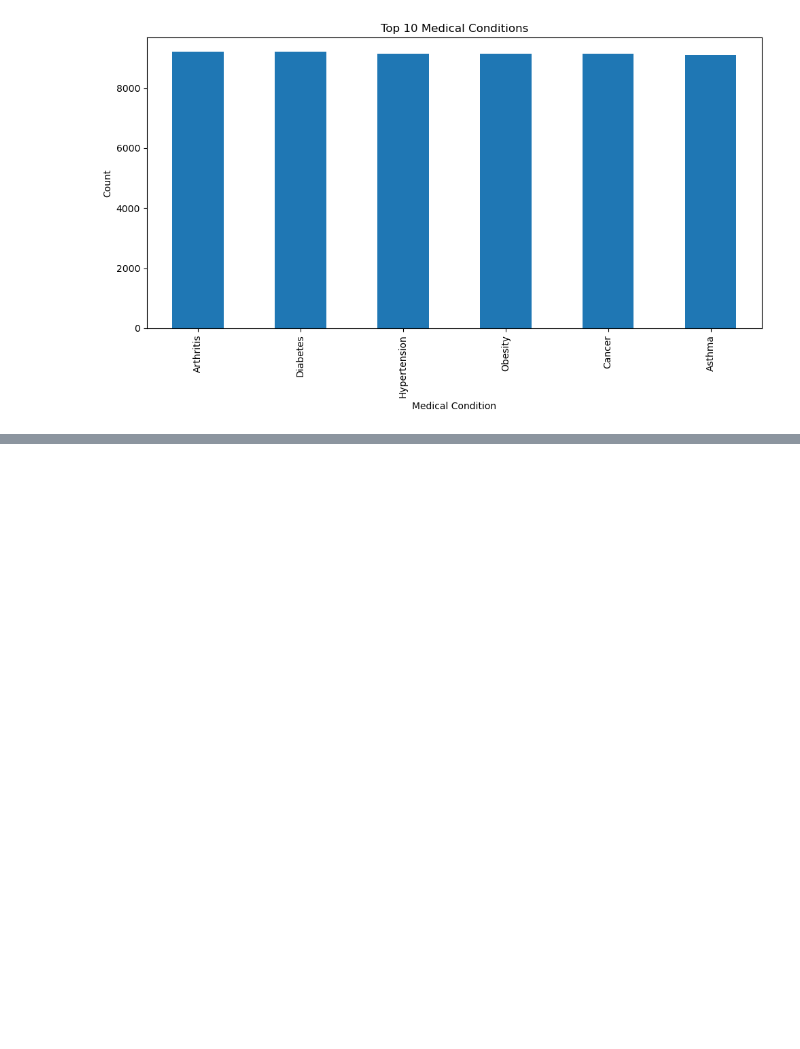
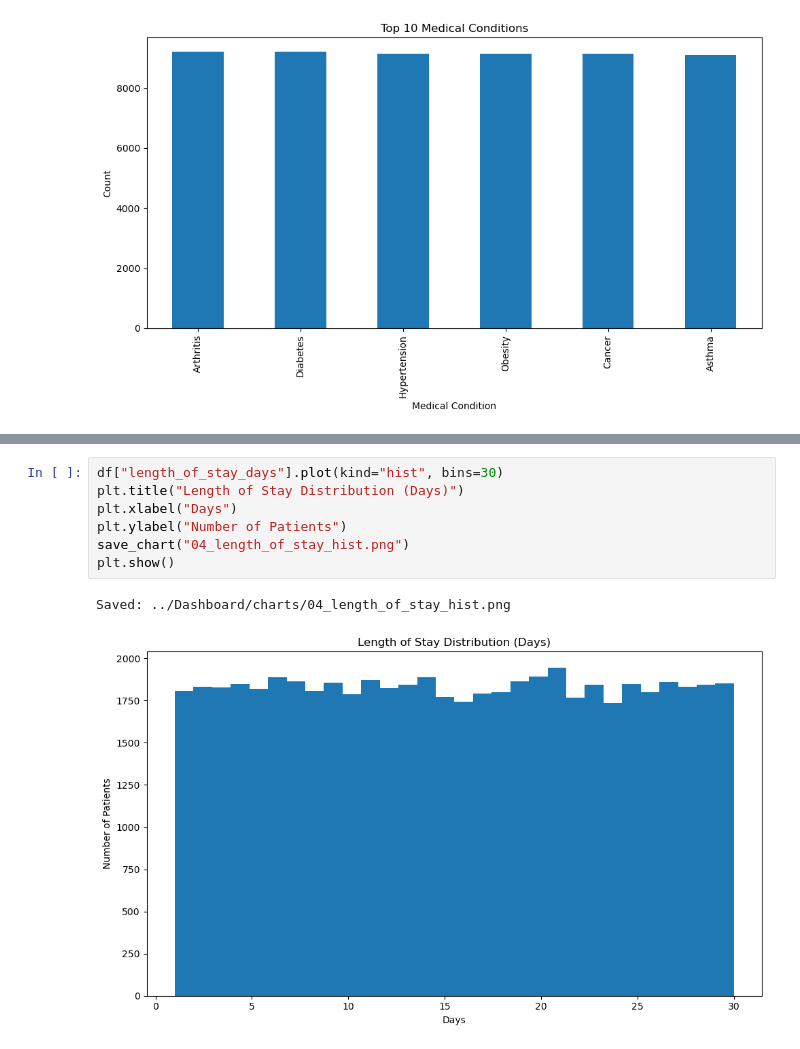
Before and after one commit to sali-31/healthcare-data-analysis, a Jupyter notebook: code/Healthcare_Data_Analysis.ipynb, the cells around one changed output, grey strips where cells are left out. Cells and saved outputs as stored; diff of their text form; blank space fills up the shorter version.

```diff
--- a/code/Healthcare_Data_Analysis.ipynb
+++ b/code/Healthcare_Data_Analysis.ipynb
@@ -203,0 +214,10 @@ Saved: ../Dashboard/charts/02_top_conditions.png
+# %%
+df["length_of_stay_days"].plot(kind="hist", bins=30)
+plt.title("Length of Stay Distribution (Days)")
+plt.xlabel("Days")
+plt.ylabel("Number of Patients")
+save_chart("04_length_of_stay_hist.png")
+plt.show()
+# %% [output]
+Saved: ../Dashboard/charts/04_length_of_stay_hist.png
+[figure, added]
```
Also changed, not shown: parts of 3 cells of this notebook, 25 other files.
